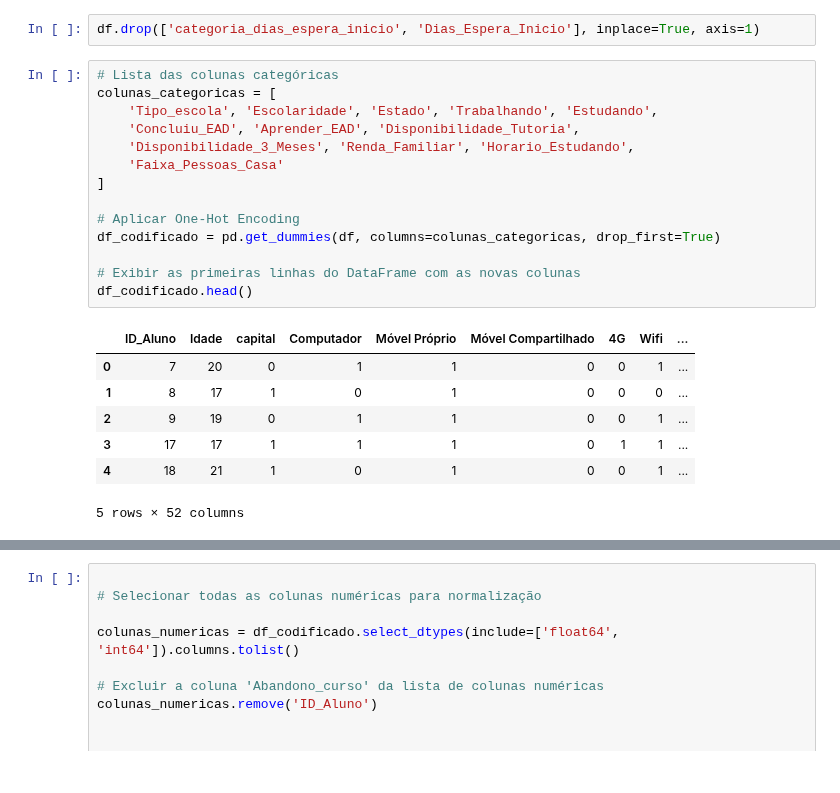
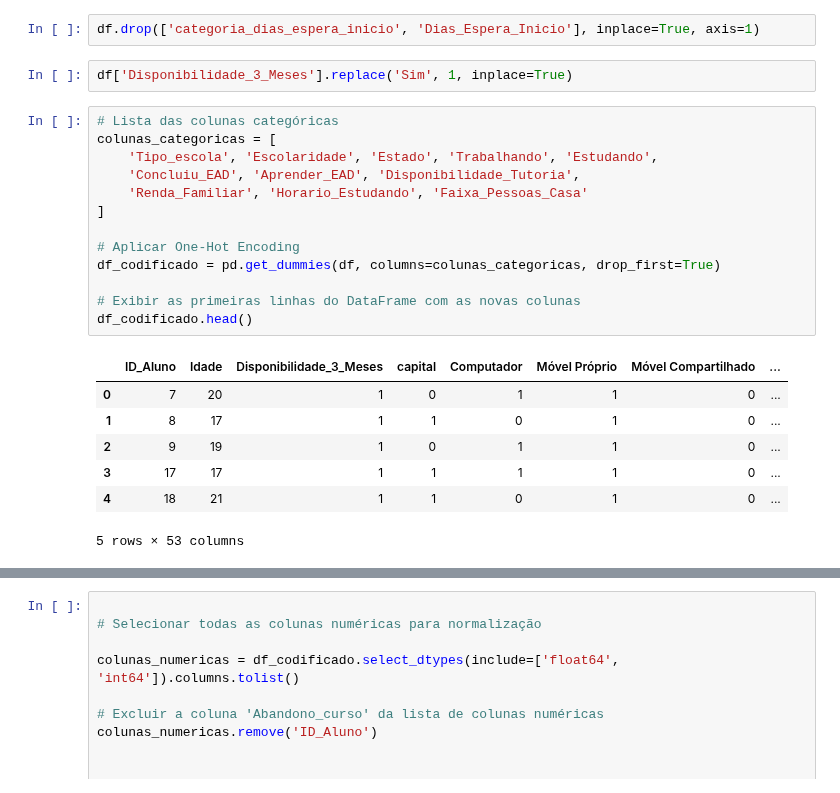
Before and after one commit to wellisonS/Desafio-Visagio, a Jupyter notebook: submit.ipynb, the cells around one changed output, grey strips where cells are left out. Cells and saved outputs as stored; diff of their text form.

```diff
--- a/submit.ipynb
+++ b/submit.ipynb
@@ -170,25 +170,26 @@ for categoria in categorias_dias:
     df[categoria] = df['categoria_dias_espera_inicio'].apply(lambda x: 1 if x == categoria else 0)
 # %%
 df.drop(['categoria_dias_espera_inicio', 'Dias_Espera_Inicio'], inplace=True, axis=1)
+# %%
+df['Disponibilidade_3_Meses'].replace('Sim', 1, inplace=True)
 # %%
 # Lista das colunas categóricas
 colunas_categoricas = [
     'Tipo_escola', 'Escolaridade', 'Estado', 'Trabalhando', 'Estudando',
     'Concluiu_EAD', 'Aprender_EAD', 'Disponibilidade_Tutoria',
-    'Disponibilidade_3_Meses', 'Renda_Familiar', 'Horario_Estudando',
-    'Faixa_Pessoas_Casa'
+    'Renda_Familiar', 'Horario_Estudando', 'Faixa_Pessoas_Casa'
 ]
 
 # Aplicar One-Hot Encoding
 df_codificado = pd.get_dummies(df, columns=colunas_categoricas, drop_first=True)
 
 # Exibir as primeiras linhas do DataFrame com as novas colunas
 df_codificado.head()
 # %% [output]
-|  | ID_Aluno | Idade | capital | Computador | Móvel Próprio | Móvel Compartilhado | 4G | Wifi | ... |
-| 0 | 7 | 20 | 0 | 1 | 1 | 0 | 0 | 1 | ... |
-| 1 | 8 | 17 | 1 | 0 | 1 | 0 | 0 | 0 | ... |
-| 2 | 9 | 19 | 0 | 1 | 1 | 0 | 0 | 1 | ... |
-| 3 | 17 | 17 | 1 | 1 | 1 | 0 | 1 | 1 | ... |
-| 4 | 18 | 21 | 1 | 0 | 1 | 0 | 0 | 1 | ... |
+|  | ID_Aluno | Idade | Disponibilidade_3_Meses | capital | Computador | Móvel Próprio | Móvel Compartilhado | ... |
+| 0 | 7 | 20 | 1 | 0 | 1 | 1 | 0 | ... |
+| 1 | 8 | 17 | 1 | 1 | 0 | 1 | 0 | ... |
+| 2 | 9 | 19 | 1 | 0 | 1 | 1 | 0 | ... |
+| 3 | 17 | 17 | 1 | 1 | 1 | 1 | 0 | ... |
+| 4 | 18 | 21 | 1 | 1 | 0 | 1 | 0 | ... |
-5 rows × 52 columns
+5 rows × 53 columns
```
Also changed, not shown: parts of 11 cells of this notebook, 6 other files.
